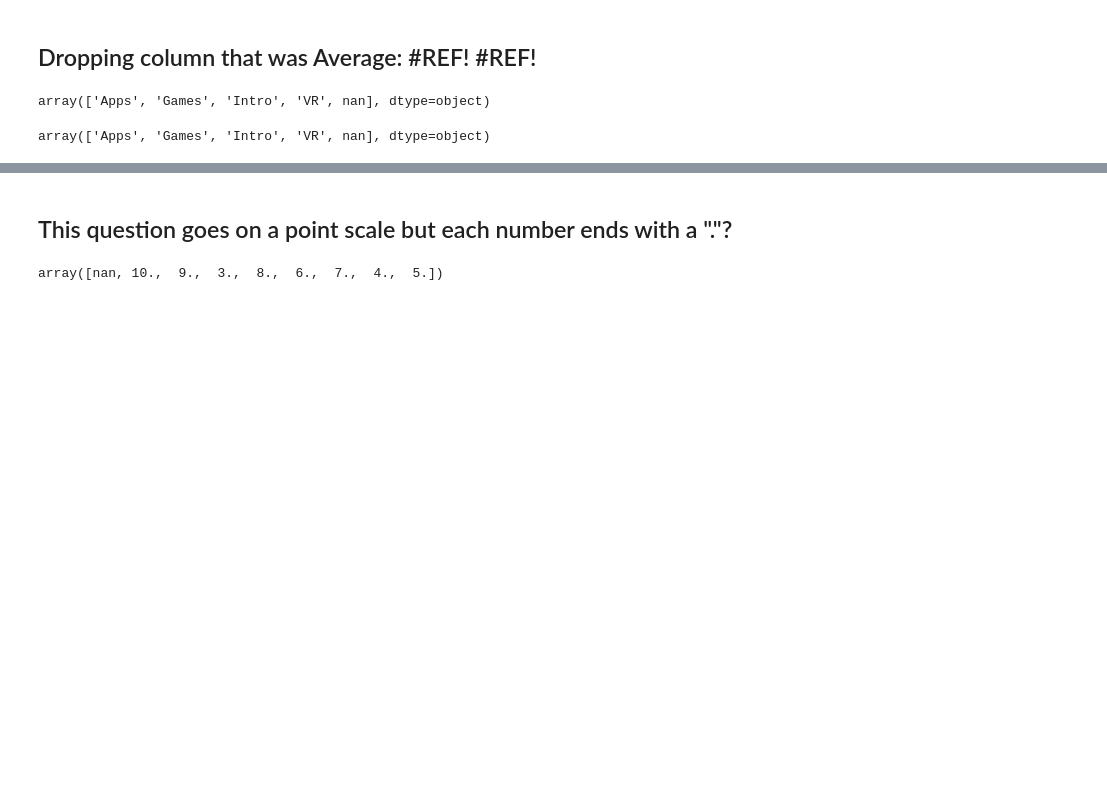
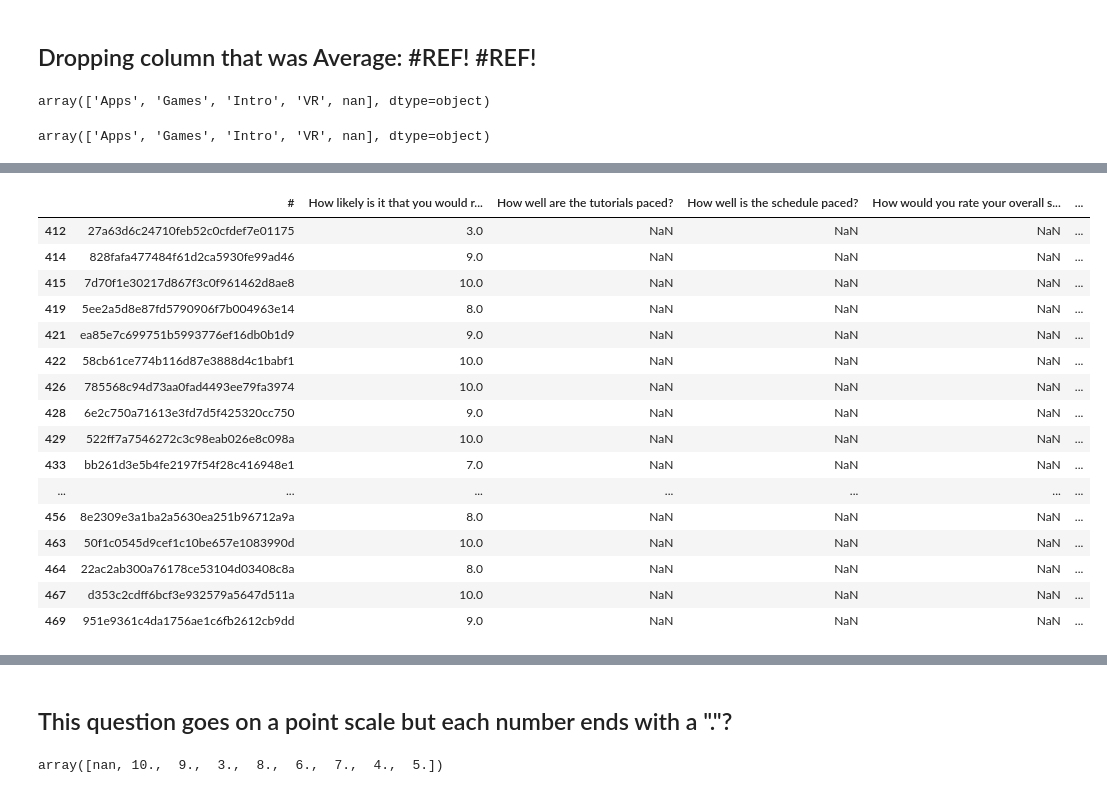
Before and after one commit to RaymondDashWu/DS1.1-Class-Files, a Jupyter notebook: NPS_Make_School.ipynb, the cells around one changed output, grey strips where cells are left out. Saved outputs shown, nothing was run; the diff lists cells and outputs as text; code cells hidden in the pictures; blank space fills up the shorter version.

```diff
--- a/NPS_Make_School.ipynb
+++ b/NPS_Make_School.ipynb
@@ -108 +138,21 @@ array(['Apps', 'Games', 'Intro', 'VR', nan], dtype=object)
+# %%
+df.loc[df['track'] == "Games"]
+# %% [output]
+|  | # | How likely is it that you would r... | How well are the tutorials paced? | How well is the schedule paced? | How would you rate your overall s... | ... |
+| 412 | 27a63d6c24710feb52c0cfdef7e01175 | 3.0 | NaN | NaN | NaN | ... |
+| 414 | 828fafa477484f61d2ca5930fe99ad46 | 9.0 | NaN | NaN | NaN | ... |
+| 415 | 7d70f1e30217d867f3c0f961462d8ae8 | 10.0 | NaN | NaN | NaN | ... |
+| 419 | 5ee2a5d8e87fd5790906f7b004963e14 | 8.0 | NaN | NaN | NaN | ... |
+| 421 | ea85e7c699751b5993776ef16db0b1d9 | 9.0 | NaN | NaN | NaN | ... |
+| 422 | 58cb61ce774b116d87e3888d4c1babf1 | 10.0 | NaN | NaN | NaN | ... |
+| 426 | 785568c94d73aa0fad4493ee79fa3974 | 10.0 | NaN | NaN | NaN | ... |
+| 428 | 6e2c750a71613e3fd7d5f425320cc750 | 9.0 | NaN | NaN | NaN | ... |
+| 429 | 522ff7a7546272c3c98eab026e8c098a | 10.0 | NaN | NaN | NaN | ... |
+| 433 | bb261d3e5b4fe2197f54f28c416948e1 | 7.0 | NaN | NaN | NaN | ... |
+| ... | ... | ... | ... | ... | ... | ... |
+| 456 | 8e2309e3a1ba2a5630ea251b96712a9a | 8.0 | NaN | NaN | NaN | ... |
+| 463 | 50f1c0545d9cef1c10be657e1083990d | 10.0 | NaN | NaN | NaN | ... |
+| 464 | 22ac2ab300a76178ce53104d03408c8a | 8.0 | NaN | NaN | NaN | ... |
+| 467 | d353c2cdff6bcf3e932579a5647d511a | 10.0 | NaN | NaN | NaN | ... |
+| 469 | 951e9361c4da1756ae1c6fb2612cb9dd | 9.0 | NaN | NaN | NaN | ... |
 # %%
```
Also changed, not shown: parts of 14 cells of this notebook, 2 other files.
